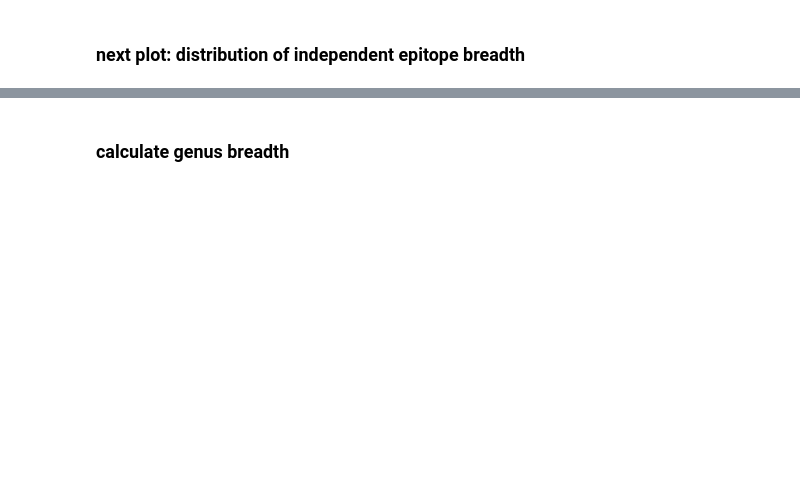
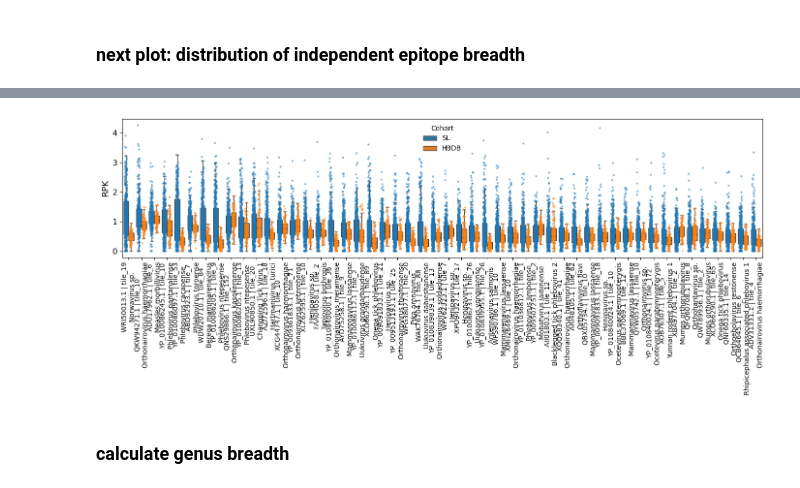
Before and after one commit to sporak577/lasv_phipseq_2026, a Jupyter notebook: Analysis_w_cluster_assignment_090426.ipynb/cluster_based_analysis_090526.ipynb, the cells around one changed output, grey strips where cells are left out. Drawn from its saved outputs; the diff is of its cells as text; code cells hidden in the pictures; blank space fills up the shorter version.

```diff
--- a/Analysis_w_cluster_assignment_090426.ipynb/cluster_based_analysis_090526.ipynb
+++ b/Analysis_w_cluster_assignment_090426.ipynb/cluster_based_analysis_090526.ipynb
@@ -481,0 +624,18 @@ plt.show()
+# %%
+logrpk_plot = pd.concat(
+    [
+        log_sl_rpk.loc[top_peptides],
+        log_hbdb_rpk.loc[top_peptides]
+    ],
+    axis=1
+)
+
+plot_data = (
+    logrpk_plot
+    .reset_index()
+    .melt(
+        id_vars='peptide',
+        var_name='individual',
+        value_name='log10_RPK'
+    )
+)
@@ -482,2 +668,54 @@ plt.show()
+# %%
+fig, ax = plt.subplots(figsize=(14, 6))
+
+sns.boxplot(
+    data=plot_data,
+    x='peptide_species_label',
+    y='log10_RPK',
+    hue='cohort',
+    showfliers=False,
+    ax=ax
+)
+
+sns.stripplot(
+    data=plot_data,
+    x='peptide_species_label',
+    y='log10_RPK',
+    hue='cohort',
+    dodge=True,
+    jitter=0.2,
+    alpha=0.55,
+    size=3,
+    ax=ax
+)
+
+ax.set_xlabel('')
+ax.set_ylabel('RPK', fontsize=13)
+
+ax.tick_params(
+    axis='x',
+    labelsize=10,
+    rotation=90
+)
+
+ax.tick_params(
+    axis='y',
+    labelsize=12
+)
+
+# Remove duplicated legend
+handles, labels = ax.get_legend_handles_labels()
+
+ax.legend(
+    handles[:2],
+    labels[:2],
+    title='Cohort',
+    frameon=False
+)
+
+plt.tight_layout()
+plt.show()
+# %% [output]
+[figure, added]
 # %% [markdown]
 ### calculate genus breadth
```
Also changed, not shown: parts of 17 cells of this notebook, 1 other file.
